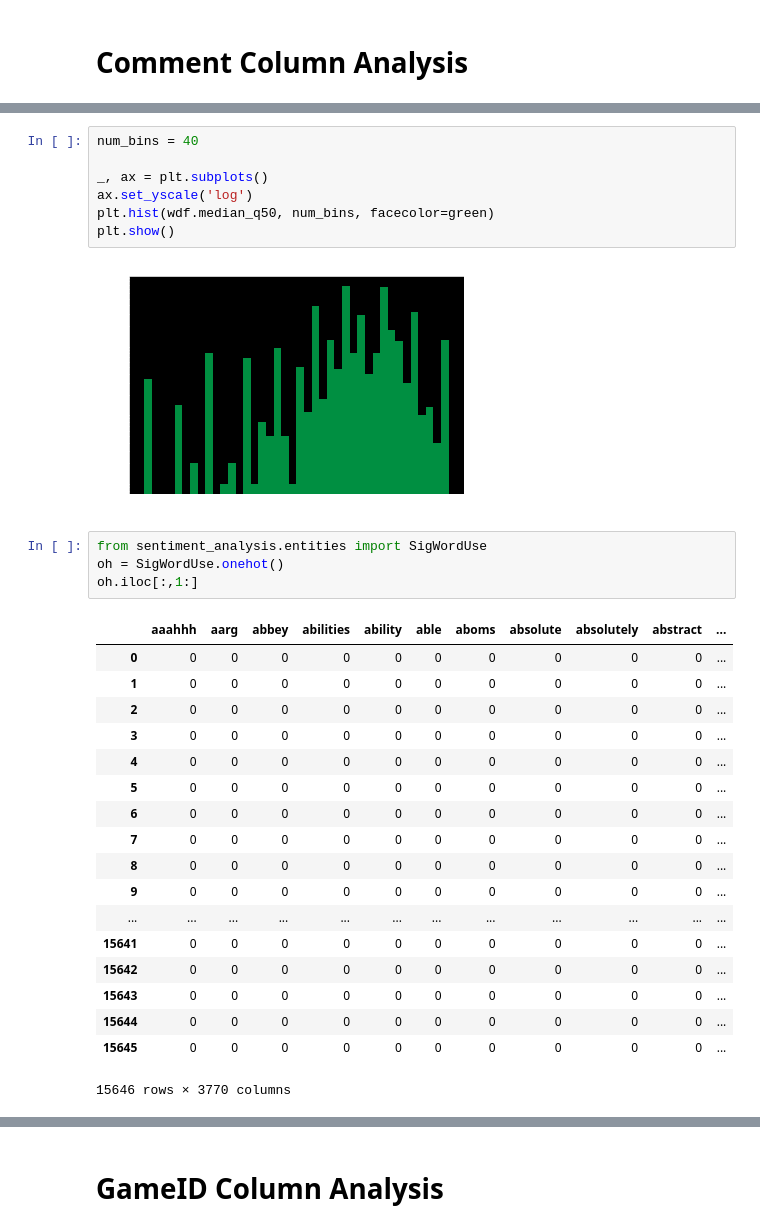
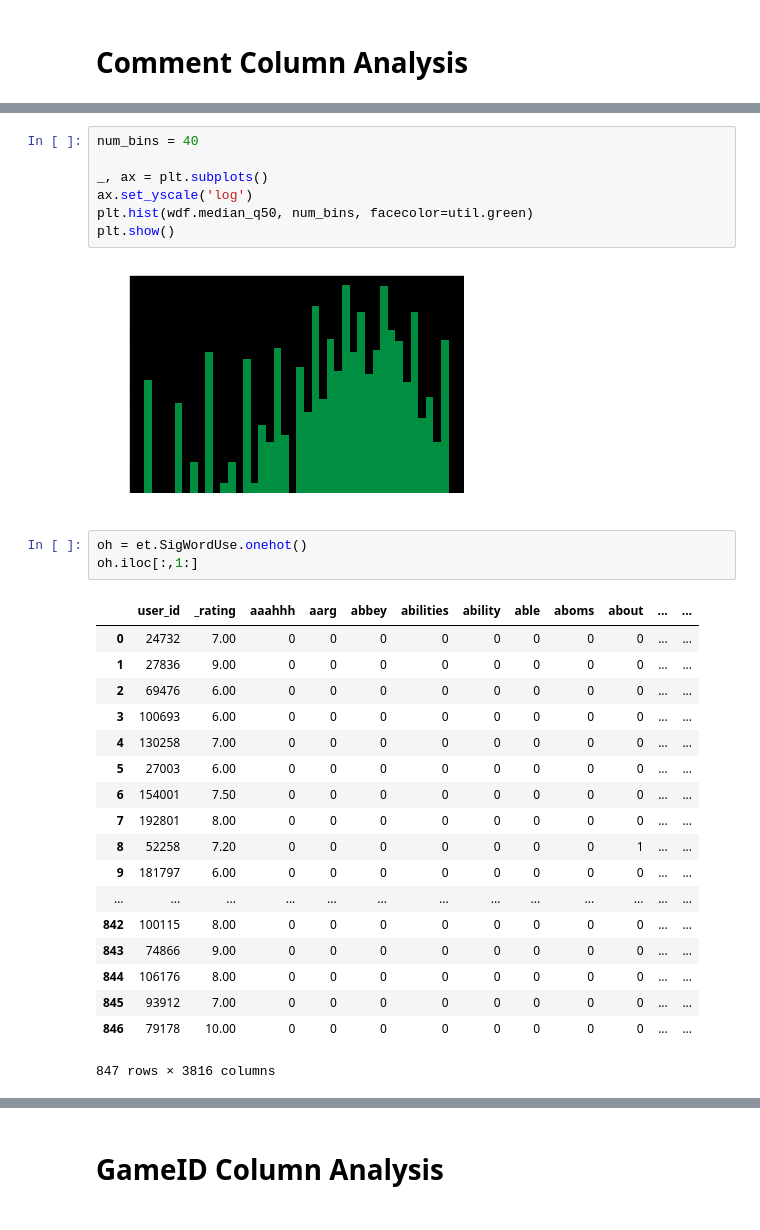
Before and after one commit to garrettseward/boardgame-sentiment, a Jupyter notebook: notebooks/analysis.ipynb, the cells around one changed output, grey strips where cells are left out. Drawn from its saved outputs; the diff is of its cells as text.

```diff
--- a/notebooks/analysis.ipynb
+++ b/notebooks/analysis.ipynb
@@ -91,33 +78,32 @@ num_bins = 40
 
 _, ax = plt.subplots()
 ax.set_yscale('log')
-plt.hist(wdf.median_q50, num_bins, facecolor=green)
+plt.hist(wdf.median_q50, num_bins, facecolor=util.green)
 plt.show()
 # %% [output]
-[figure, old version]
+[figure, new version]
 # %%
-from sentiment_analysis.entities import SigWordUse
-oh = SigWordUse.onehot()
+oh = et.SigWordUse.onehot()
 oh.iloc[:,1:]
 # %% [output]
-|  | aaahhh | aarg | abbey | abilities | ability | able | aboms | absolute | absolutely | abstract | ... |
-| 0 | 0 | 0 | 0 | 0 | 0 | 0 | 0 | 0 | 0 | 0 | ... |
-| 1 | 0 | 0 | 0 | 0 | 0 | 0 | 0 | 0 | 0 | 0 | ... |
-| 2 | 0 | 0 | 0 | 0 | 0 | 0 | 0 | 0 | 0 | 0 | ... |
-| 3 | 0 | 0 | 0 | 0 | 0 | 0 | 0 | 0 | 0 | 0 | ... |
-| 4 | 0 | 0 | 0 | 0 | 0 | 0 | 0 | 0 | 0 | 0 | ... |
-| 5 | 0 | 0 | 0 | 0 | 0 | 0 | 0 | 0 | 0 | 0 | ... |
-| 6 | 0 | 0 | 0 | 0 | 0 | 0 | 0 | 0 | 0 | 0 | ... |
-| 7 | 0 | 0 | 0 | 0 | 0 | 0 | 0 | 0 | 0 | 0 | ... |
-| 8 | 0 | 0 | 0 | 0 | 0 | 0 | 0 | 0 | 0 | 0 | ... |
-| 9 | 0 | 0 | 0 | 0 | 0 | 0 | 0 | 0 | 0 | 0 | ... |
-| ... | ... | ... | ... | ... | ... | ... | ... | ... | ... | ... | ... |
-| 15641 | 0 | 0 | 0 | 0 | 0 | 0 | 0 | 0 | 0 | 0 | ... |
-| 15642 | 0 | 0 | 0 | 0 | 0 | 0 | 0 | 0 | 0 | 0 | ... |
-| 15643 | 0 | 0 | 0 | 0 | 0 | 0 | 0 | 0 | 0 | 0 | ... |
-| 15644 | 0 | 0 | 0 | 0 | 0 | 0 | 0 | 0 | 0 | 0 | ... |
-| 15645 | 0 | 0 | 0 | 0 | 0 | 0 | 0 | 0 | 0 | 0 | ... |
+|  | user_id | _rating | aaahhh | aarg | abbey | abilities | ability | able | aboms | about | ... | ... |
+| 0 | 24732 | 7.00 | 0 | 0 | 0 | 0 | 0 | 0 | 0 | 0 | ... | ... |
+| 1 | 27836 | 9.00 | 0 | 0 | 0 | 0 | 0 | 0 | 0 | 0 | ... | ... |
+| 2 | 69476 | 6.00 | 0 | 0 | 0 | 0 | 0 | 0 | 0 | 0 | ... | ... |
+| 3 | 100693 | 6.00 | 0 | 0 | 0 | 0 | 0 | 0 | 0 | 0 | ... | ... |
+| 4 | 130258 | 7.00 | 0 | 0 | 0 | 0 | 0 | 0 | 0 | 0 | ... | ... |
+| 5 | 27003 | 6.00 | 0 | 0 | 0 | 0 | 0 | 0 | 0 | 0 | ... | ... |
+| 6 | 154001 | 7.50 | 0 | 0 | 0 | 0 | 0 | 0 | 0 | 0 | ... | ... |
+| 7 | 192801 | 8.00 | 0 | 0 | 0 | 0 | 0 | 0 | 0 | 0 | ... | ... |
+| 8 | 52258 | 7.20 | 0 | 0 | 0 | 0 | 0 | 0 | 0 | 1 | ... | ... |
+| 9 | 181797 | 6.00 | 0 | 0 | 0 | 0 | 0 | 0 | 0 | 0 | ... | ... |
+| ... | ... | ... | ... | ... | ... | ... | ... | ... | ... | ... | ... | ... |
+| 842 | 100115 | 8.00 | 0 | 0 | 0 | 0 | 0 | 0 | 0 | 0 | ... | ... |
+| 843 | 74866 | 9.00 | 0 | 0 | 0 | 0 | 0 | 0 | 0 | 0 | ... | ... |
+| 844 | 106176 | 8.00 | 0 | 0 | 0 | 0 | 0 | 0 | 0 | 0 | ... | ... |
+| 845 | 93912 | 7.00 | 0 | 0 | 0 | 0 | 0 | 0 | 0 | 0 | ... | ... |
+| 846 | 79178 | 10.00 | 0 | 0 | 0 | 0 | 0 | 0 | 0 | 0 | ... | ... |
-15646 rows × 3770 columns
+847 rows × 3816 columns
 # %%
 len_df = df.comment.str.len()
 
```
Also changed, not shown: parts of 10 cells of this notebook, 3 other files.
